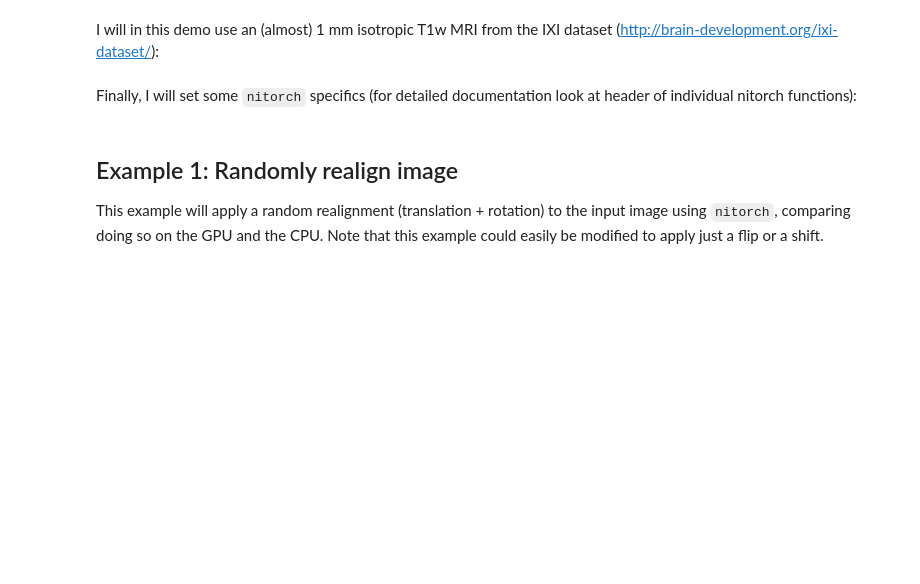
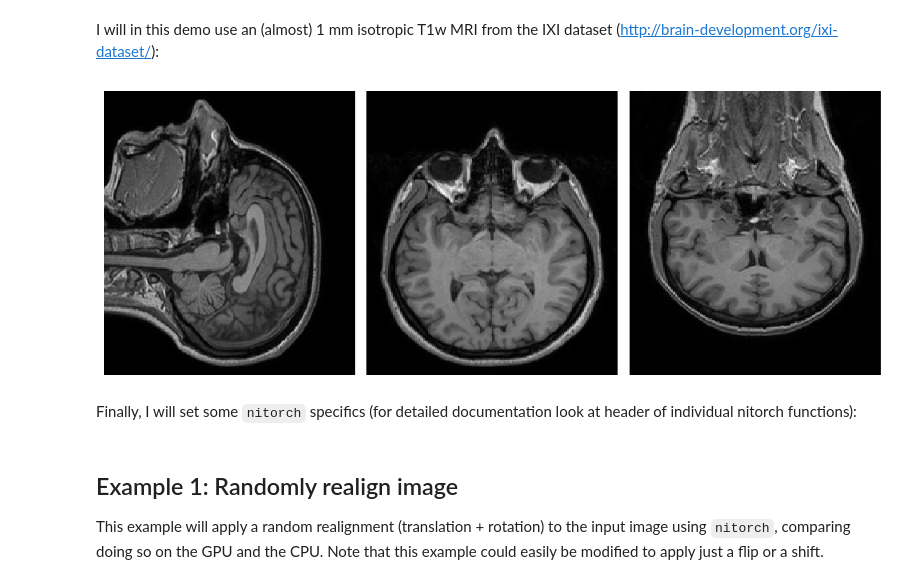
Before and after one commit to balbasty/nitorch, a Jupyter notebook: demo/demo_spatial.ipynb, the cells around one changed output. Saved outputs shown, nothing was run; the diff lists cells and outputs as text; code cells hidden in the pictures; blank space fills up the shorter version.

```diff
--- a/demo/demo_spatial.ipynb
+++ b/demo/demo_spatial.ipynb
@@ -89,14 +90,16 @@ if not os.path.exists(pth):
 # %%
 # Get image data and affine matrix
 nii = nib.load(pth)
 mat_in = torch.tensor(nii.affine).double().to(device)
 dat_in = torch.tensor(nii.get_fdata()).float().to(device)
 dat_in_cpu = dat_in.cpu()
 dim_in = dat_in.shape
 vx_in = voxel_size(mat_in)
 
 # Look at input
-fig = show_slices(dat_in)
+fig = show_slices(dat_in, figsize=(10, 4))
+# %% [output]
+[figure, added]
 # %% [markdown]
 Finally, I will set some `nitorch` specifics (for detailed documentation look at header of individual nitorch functions):
 # %%
```
Also changed, not shown: parts of 12 cells of this notebook, 7 other files.
